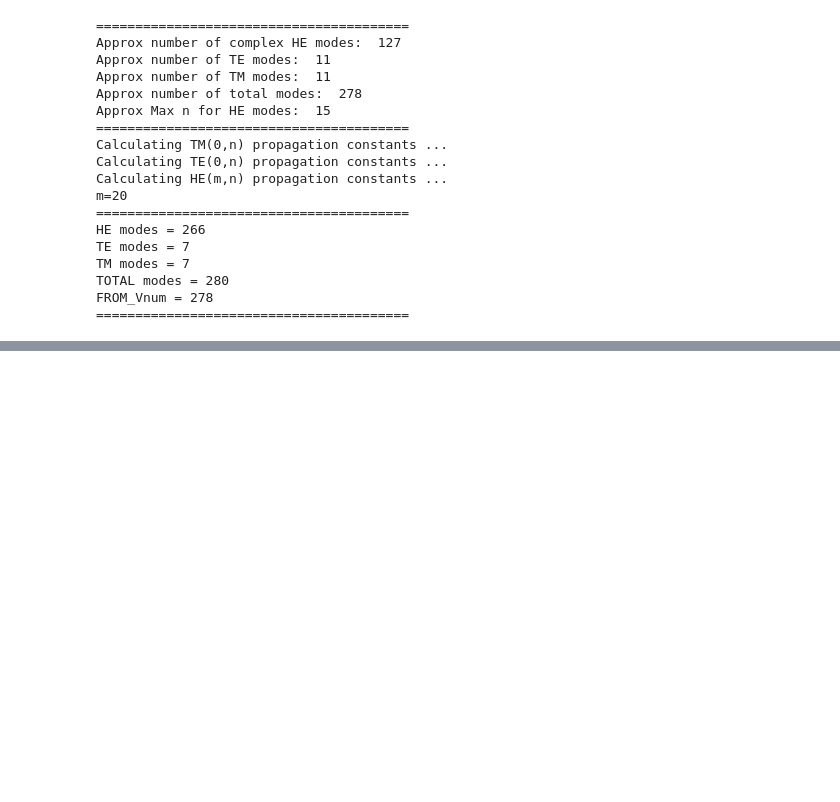
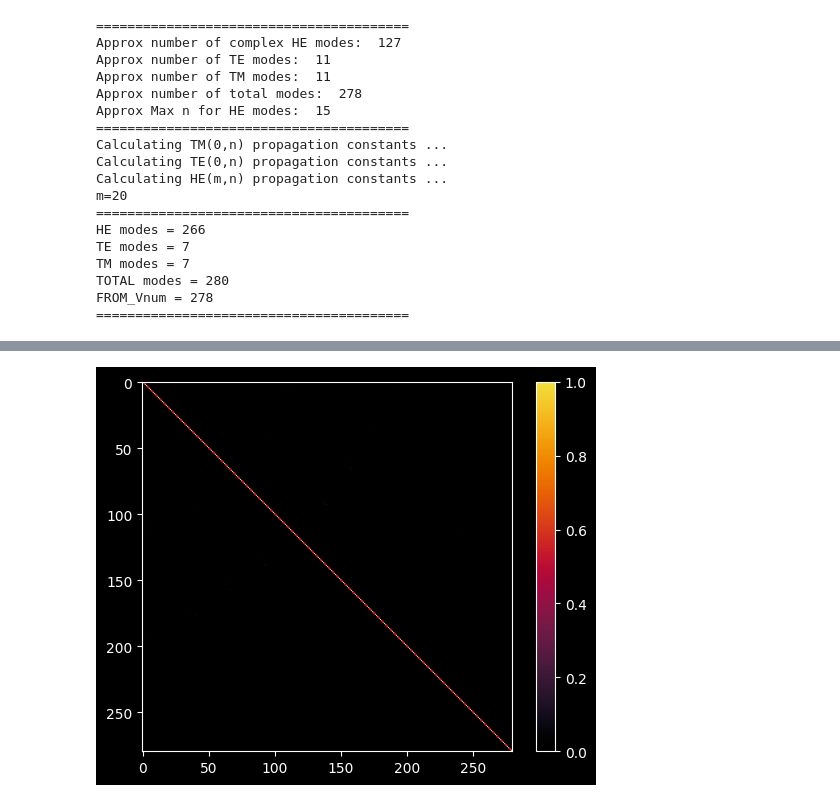
Before and after one commit to zia-lab/wavesight, a Jupyter notebook: Snyder.ipynb, the cells around one changed output, grey strips where cells are left out. Cells and saved outputs as stored; diff of their text form; code cells hidden in the pictures; blank space fills up the shorter version.

```diff
--- a/Snyder.ipynb
+++ b/Snyder.ipynb
@@ -151,0 +143,27 @@ plt.show()
+# %%
+a, b, Δs, xrange, yrange, ρrange, φrange, Xg, Yg, ρg, φg, nxy, crossMask, numSamples = fiber_sol['coord_layout']
+# %%
+# check to see if the resulting basis is orthonormal
+dotProducts = []
+dodDir = {}
+for i in range(len(eigenbase)):
+    for j in range(len(eigenbase)):
+        if (j, i) in dodDir:
+            dotProducts.append(dodDir[(j, i)])
+            continue
+        E_field = eigenbase[i][0]
+        H_field = eigenbase[j][1]
+        dotP = np.abs(ws.field_dot(E_field, H_field, Δs))
+        dodDir[(i, j)] = dotP
+        if i != j and dotP > 0.5:
+            1/0
+        dotProducts.append(dotP)
+dotProducts = np.array(dotProducts)
+dotProducts = dotProducts.reshape(len(eigenbase), len(eigenbase))
+# %%
+plt.figure()
+plt.imshow(dotProducts, vmin=0, vmax=1, cmap=cmr.ember)
+plt.colorbar()
+plt.show()
+# %% [output]
+[figure, added]
```
Also changed, not shown: parts of 12 cells of this notebook, 3 other files.
